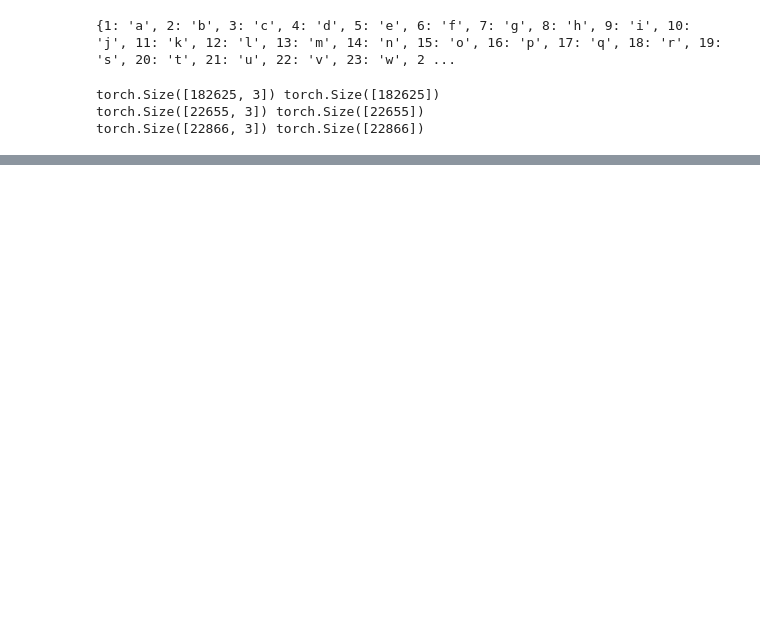
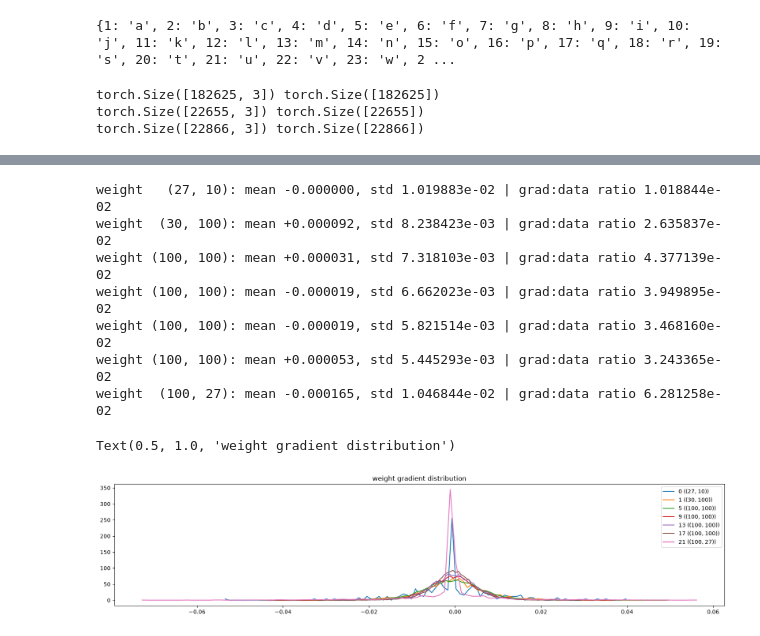
Before and after one commit to techo-anant/AI-ML, a Jupyter notebook: Micrograd3b.ipynb, the cells around one changed output, grey strips where cells are left out. Saved outputs shown, nothing was run; the diff lists cells and outputs as text; code cells hidden in the pictures; blank space fills up the shorter version.

```diff
--- a/Micrograd3b.ipynb
+++ b/Micrograd3b.ipynb
@@ -133,0 +240,23 @@ TypeError: Linear() takes no arguments
+# %%
+# visualize histograms
+plt.figure(figsize=(20, 4)) # width and height of the plot
+legends = []
+for i, p in enumerate(parameters):
+    t = p.grad
+    if p.ndim == 2:
+        print('weight %10s: mean %+f, std %e | grad:data ratio %e' % (tuple(p.shape), t.mean(), t.std(), t.std() / p.std()))
+        hy, hx = torch.histogram(t, density=True)
+        plt.plot(hx[:-1].detach(), hy.detach())
+        legends.append(f'{i} ({tuple(p.shape)})')
+plt.legend(legends);
+plt.title('weight gradient distribution')
+# %% [output]
+weight   (27, 10): mean -0.000000, std 1.019883e-02 | grad:data ratio 1.018844e-02
+weight  (30, 100): mean +0.000092, std 8.238423e-03 | grad:data ratio 2.635837e-02
+weight (100, 100): mean +0.000031, std 7.318103e-03 | grad:data ratio 4.377139e-02
+weight (100, 100): mean -0.000019, std 6.662023e-03 | grad:data ratio 3.949895e-02
+weight (100, 100): mean -0.000019, std 5.821514e-03 | grad:data ratio 3.468160e-02
+weight (100, 100): mean +0.000053, std 5.445293e-03 | grad:data ratio 3.243365e-02
+weight  (100, 27): mean -0.000165, std 1.046844e-02 | grad:data ratio 6.281258e-02
+Text(0.5, 1.0, 'weight gradient distribution')
+[figure, added]
```
Also changed, not shown: parts of 5 cells of this notebook.
